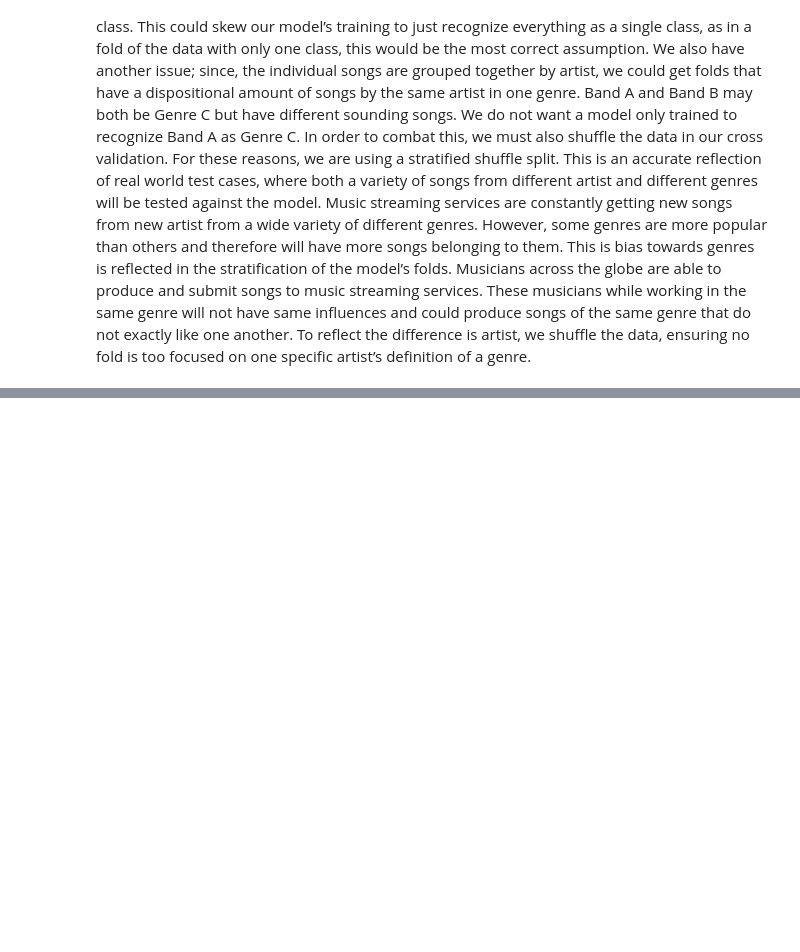
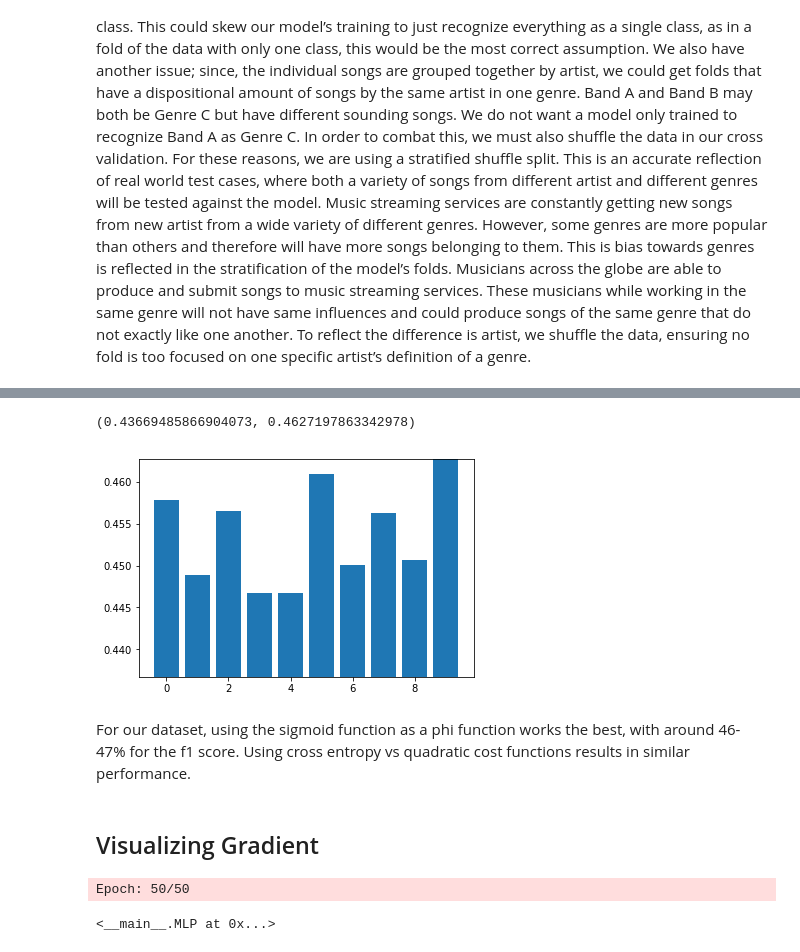
Before and after one commit to michaelcwatts123/JLab, a Jupyter notebook: Lab4/Lab4.ipynb, the cells around one changed output, grey strips where cells are left out. Cells and saved outputs as stored; diff of their text form; code cells hidden in the pictures; blank space fills up the shorter version.

```diff
--- a/Lab4/Lab4.ipynb
+++ b/Lab4/Lab4.ipynb
@@ -299,0 +497,59 @@ class MLP(MultiLayerPerceptronBase):
+# %%
+n_components = 5
+
+params = dict(layers=10,
+              phi='sigmoid',
+              cost_fn='cross entropy',
+              n_hidden=30,
+              C=0.1,
+              epochs=50,
+              eta=0.001,
+              random_state=None)
+
+# do PCA inside of pipeline to avoid data snooping
+mlp = Pipeline([('scl', StandardScaler()),
+                ('pca', PCA(n_components=n_components)),
+                ('mlp', MLP(alpha=0.001,
+                            decrease_const=0.00001,
+                            shuffle=True,
+                            minibatches=50,
+                            **params))])
+
+per_fold_eval_criteria = cross_val_score(estimator=mlp,
+                                    X=X,
+                                    y=y,
+                                    cv=cv,
+                                    scoring=my_scorer
+                                   )
+
+plt.bar(range(len(per_fold_eval_criteria)),per_fold_eval_criteria)
+plt.ylim([min(per_fold_eval_criteria)-0.01,max(per_fold_eval_criteria)])
+# %% [output]
+(0.43669485866904073, 0.4627197863342978)
+[figure, added]
+# %% [markdown]
+For our dataset, using the sigmoid function as a phi function works the best, with around 46-47% for the f1 score.  Using cross entropy vs quadratic cost functions results in similar performance.
+# %% [markdown]
+## Visualizing Gradient
+# %%
+from sklearn.model_selection import train_test_split
+params = dict(layers=10,
+              phi='sigmoid',
+              cost_fn='cross entropy',
+              n_hidden=30,
+              C=0.1,
+              epochs=50,
+              eta=0.001,
+              random_state=None)
+clf = MLP(alpha=0.001, decrease_const=0.00001,
+                            shuffle=True,
+                            minibatches=50,
+                            **params)
+scl = StandardScaler()
+pca = PCA(n_components=5)
+scl.fit(X)
+X_train, X_test, y_train, y_test = train_test_split(scl.transform(X), y, test_size=0.20)
+clf.fit(X_train, y_train, print_progress=1)
+# %% [output]
+Epoch: 50/50
+<__main__.MLP at 0x...>
```
Also changed, not shown: parts of 19 cells of this notebook.
